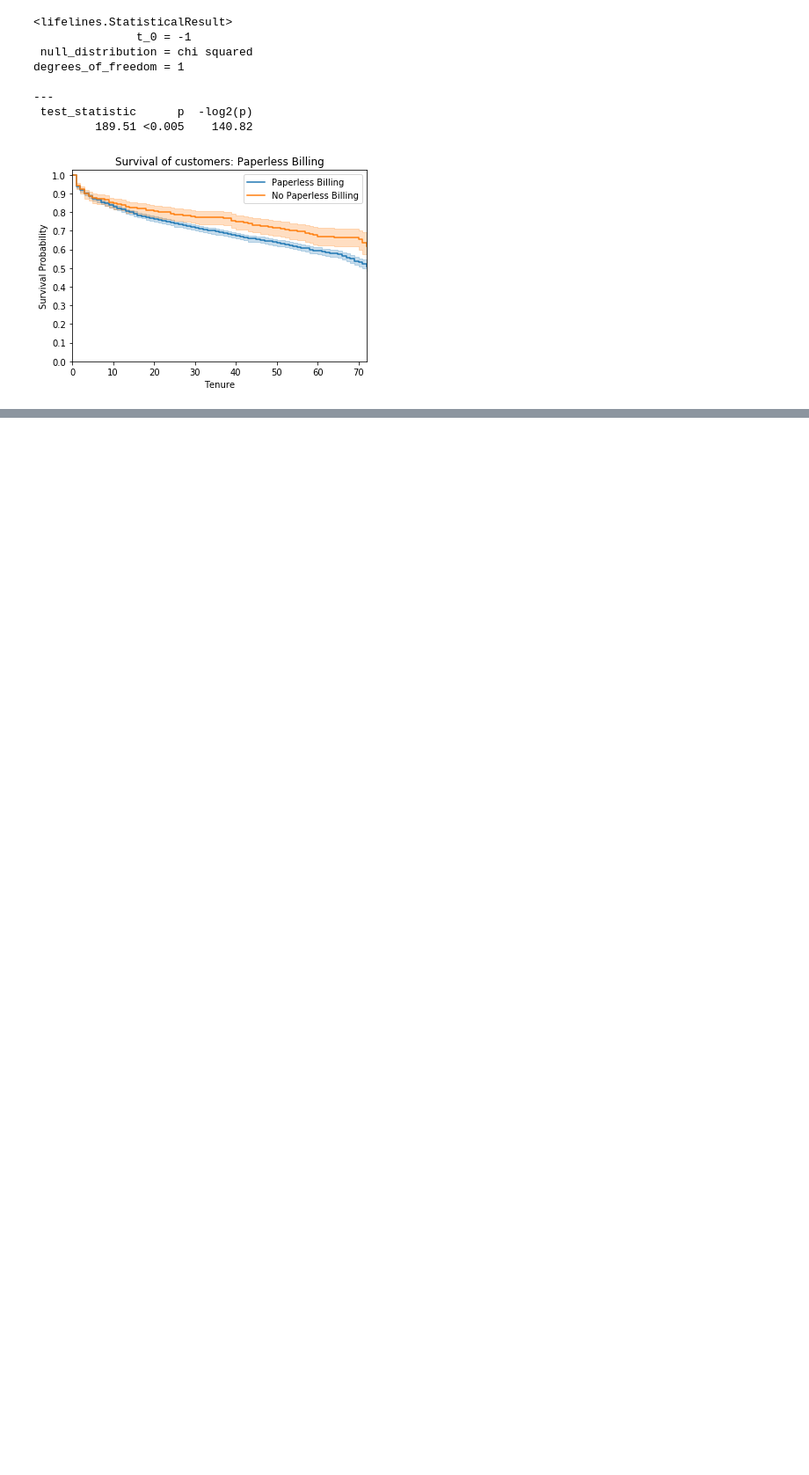
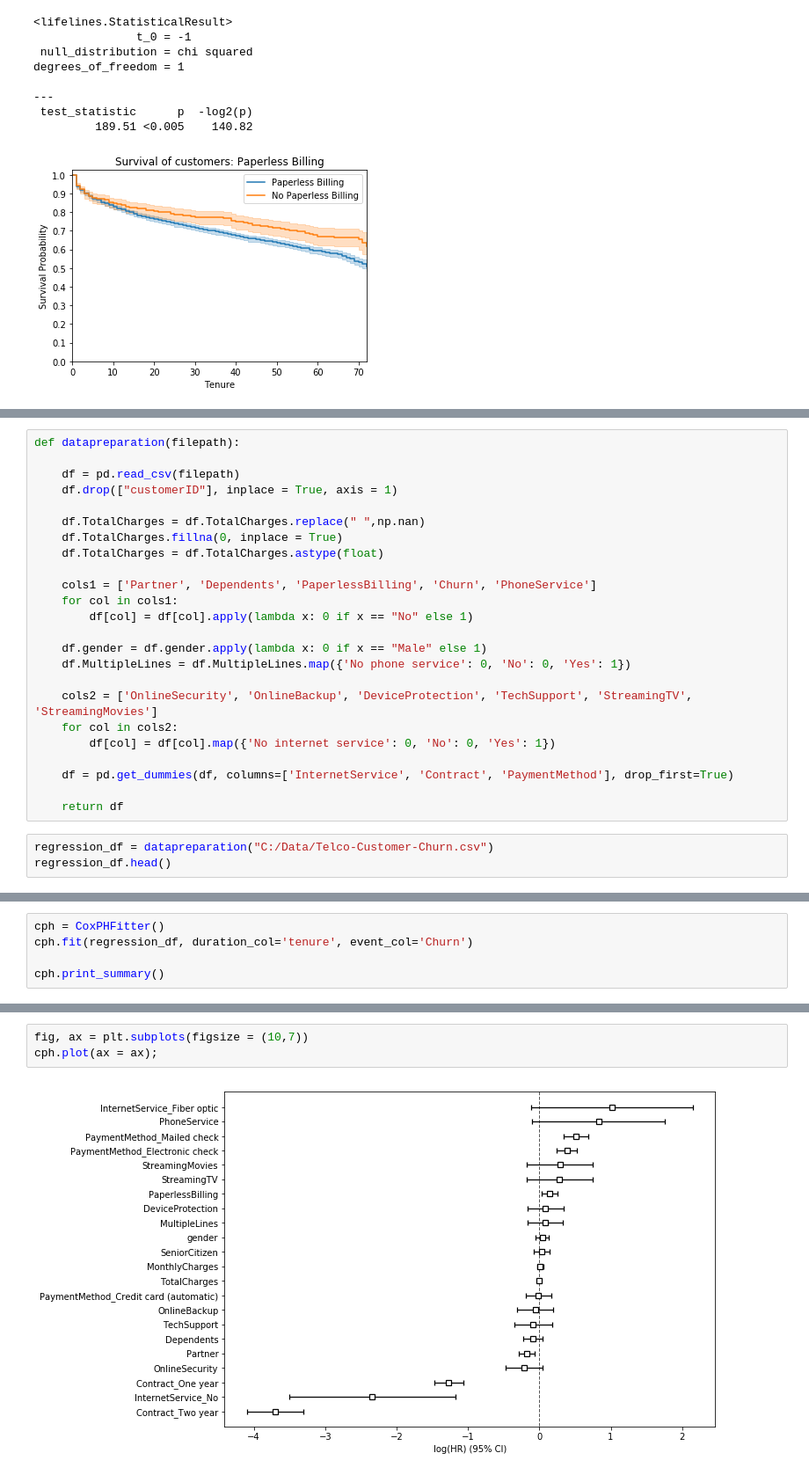
Before and after one commit to archd3sai/Customer-Survival-Analysis-and-Churn-Prediction, a Jupyter notebook: Customers Survival Analysis.ipynb, the cells around one changed output, grey strips where cells are left out. Shown at 88% size. Saved outputs shown, nothing was run; the diff lists cells and outputs as text; blank space fills up the shorter version.

```diff
--- a/Customers Survival Analysis.ipynb
+++ b/Customers Survival Analysis.ipynb
@@ -745,0 +728,27 @@ degrees_of_freedom = 1
+# %%
+def datapreparation(filepath):
+
+    df = pd.read_csv(filepath)
+    df.drop(["customerID"], inplace = True, axis = 1)
+
+    df.TotalCharges = df.TotalCharges.replace(" ",np.nan)
+    df.TotalCharges.fillna(0, inplace = True)
+    df.TotalCharges = df.TotalCharges.astype(float)
+
+    cols1 = ['Partner', 'Dependents', 'PaperlessBilling', 'Churn', 'PhoneService']
+    for col in cols1:
+        df[col] = df[col].apply(lambda x: 0 if x == "No" else 1)
+
+    df.gender = df.gender.apply(lambda x: 0 if x == "Male" else 1)
+    df.MultipleLines = df.MultipleLines.map({'No phone service': 0, 'No': 0, 'Yes': 1})
+
+    cols2 = ['OnlineSecurity', 'OnlineBackup', 'DeviceProtection', 'TechSupport', 'StreamingTV', 'StreamingMovies']
+    for col in cols2:
+        df[col] = df[col].map({'No internet service': 0, 'No': 0, 'Yes': 1})
+
+    df = pd.get_dummies(df, columns=['InternetService', 'Contract', 'PaymentMethod'], drop_first=True)
+
+    return df
+# %%
+regression_df = datapreparation("C:/Data/Telco-Customer-Churn.csv")
+regression_df.head()
@@ -745,0 +765,5 @@ degrees_of_freedom = 1
+# %%
+cph = CoxPHFitter()
+cph.fit(regression_df, duration_col='tenure', event_col='Churn')
+
+cph.print_summary()
@@ -745,0 +792,5 @@ degrees_of_freedom = 1
+# %%
+fig, ax = plt.subplots(figsize = (10,7))
+cph.plot(ax = ax);
+# %% [output]
+[figure, added]
```
Also changed, not shown: parts of 15 cells of this notebook, 4 other files.
